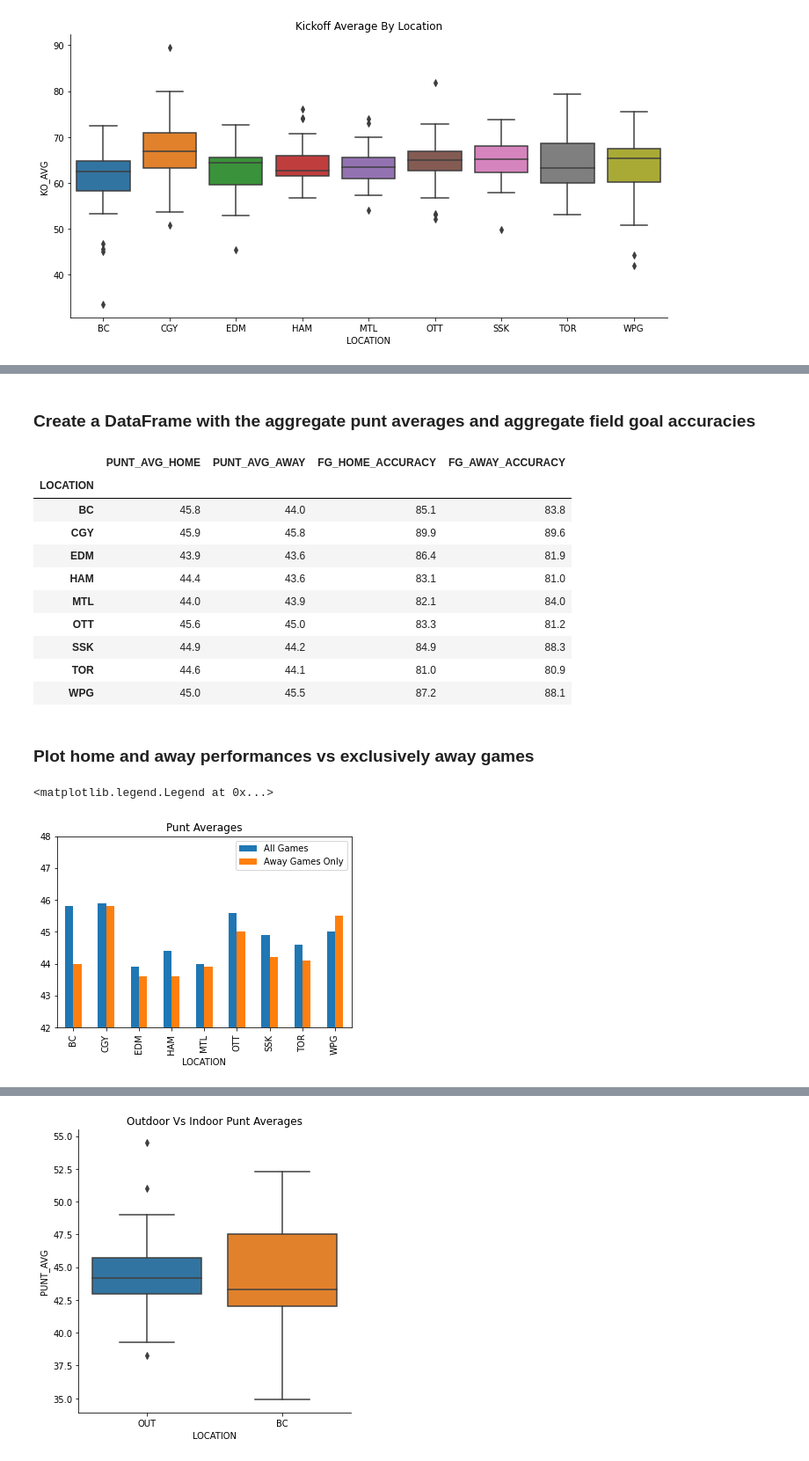
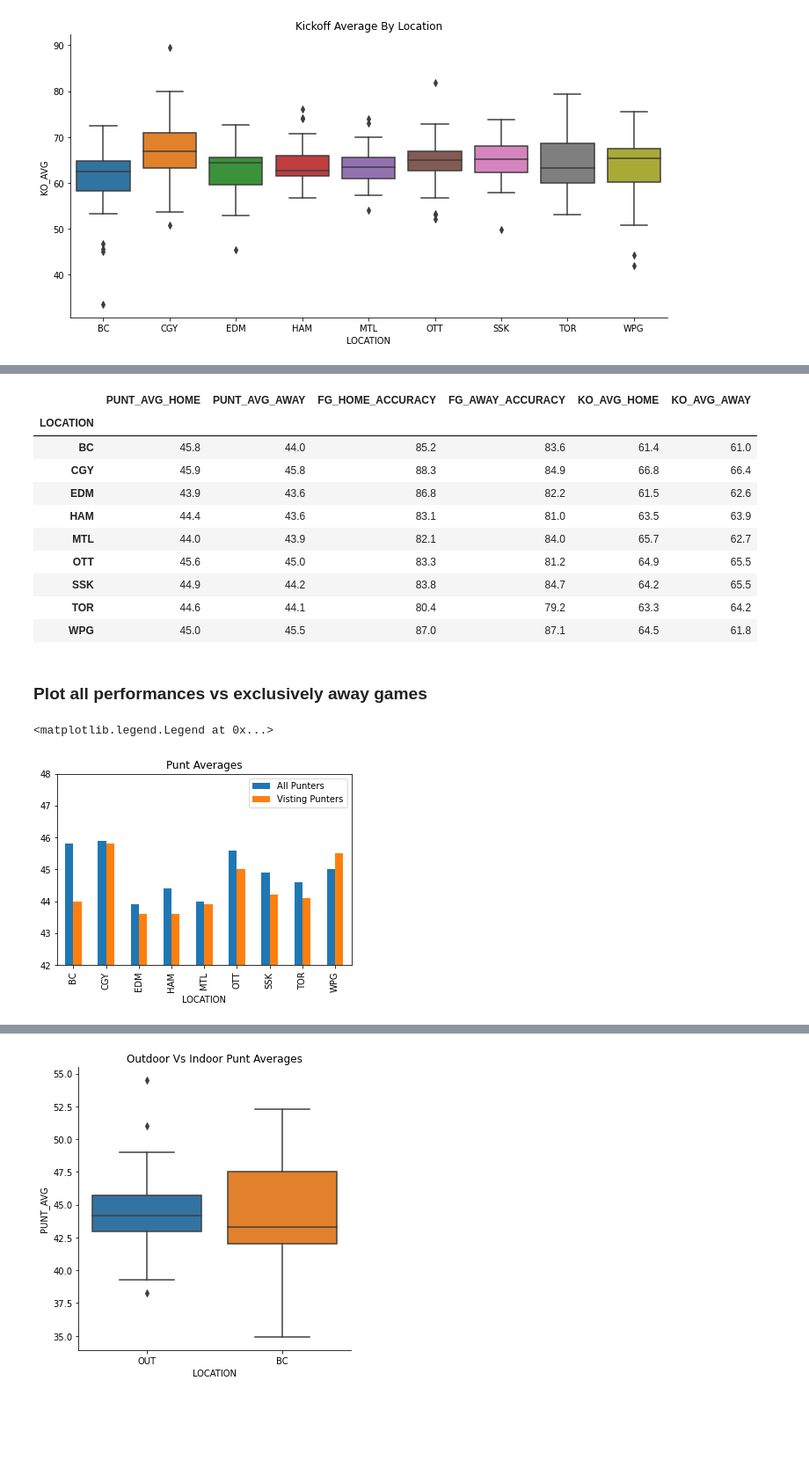
Before and after one commit to huuugh18/Programming-In-Python, a Jupyter notebook: CorseWork/CW2/Final_Project.ipynb, the cells around one changed output, grey strips where cells are left out. Shown at 88% size. Drawn from its saved outputs; the diff is of its cells as text; code cells hidden in the pictures; blank space fills up the shorter version.

```diff
--- a/CorseWork/CW2/Final_Project.ipynb
+++ b/CorseWork/CW2/Final_Project.ipynb
@@ -214,6 +218,9 @@ def clean_df_ko(df):
    #filter out any rows with kickoffs < 1
    # remove Punt columns and other columns not of interest
    df = df[df.NUMBER_OF_KICKOFFS.gt(1)].drop(['URL', 'GAMES_PLAYED', 'NUMBER_OF_PUNTS', 'PUNT_YDS', 'PUNT_AVG', 'PUNT_LONG', 'PUNT_SINGLES', 'KO_LG', 'KO_S'], axis=1)
+
+   #filter out 2021 season as in progress
+   df = df[df.YEAR.lt(2021)]
 
    #sort values
    df = df.sort_values(by=['LOCATION','NAME', 'YEAR'])
@@ -227,15 +234,17 @@ df_away_ko_clean = clean_df_ko(df_away_ko)
 df_home_ko_clean = clean_df_ko(df_home_ko)
 # %%
 def clean_df_fg(df):
-    #remove any unused columns
-    df= df.drop(['URL', 'S', 'GAMES_PLAYED', 'LONG', 'S'], axis=1)
+   #remove any unused columns
+   df= df.drop(['URL', 'S', 'GAMES_PLAYED', 'LONG', 'S'], axis=1)
 
-    #sort values
-    df = df.sort_values(by=['LOCATION','NAME', 'YEAR'])
-    df['LOCATION'] = df['LOCATION'].str.upper()
+   #filter out 2021 season as in progress
+   df = df[df.YEAR.lt(2021)]
+   #sort values
+   df = df.sort_values(by=['LOCATION','NAME', 'YEAR'])
+   df['LOCATION'] = df['LOCATION'].str.upper()
 
-    df['ACCURACY'] = df['ACCURACY'].astype(float, errors = 'raise')
-    return df
+   df['ACCURACY'] = df['ACCURACY'].astype(float, errors = 'raise')
+   return df
 
 df_away_fg_clean = clean_df_fg(df_away_fg)
 df_home_fg_clean = clean_df_fg(df_home_fg)
@@ -343,57 +384,34 @@ If I was to just take the average of the accuracy and punt averages already calc
-# %%
-def get_location_punt_averages(df):
-    total_punts = df['NUMBER_OF_PUNTS'].groupby(df['LOCATION']).sum()
-    total_punt_yards = df['PUNT_YDS'].groupby(df['LOCATION']).sum()
-    averages =  (total_punt_yards / total_punts).round(1)
-    df = pd.DataFrame(averages, columns=['PUNT_AVG'])
-    df['LOCATION'] = df.index
-    return df
-
-def get_location_fg_accuracies(df):
-    total_attempts = df['FG_ATTEMPTS'].groupby(df['LOCATION']).sum()
-    total_made = df['FG_MADE'].groupby(df['LOCATION']).sum()
-    accuracies = (total_made / total_attempts * 100).round(1)
-    df = pd.DataFrame(accuracies, columns=['ACCURACY'])
-    df['LOCATION'] = df.index
-    return df
-
-away_punt_avgs = get_location_punt_averages(df_away_punt_clean)
-home_punt_avgs = get_location_punt_averages(df_home_punt_clean)
-home_fg_accuracies = get_location_fg_accuracies(df_home_fg_clean)
-away_fg_accuracies = get_location_fg_accuracies(df_away_fg_clean)
-# %% [markdown]
-### Create a DataFrame with the aggregate punt averages and aggregate field goal accuracies
 # %%
-dn = [home_punt_avgs, away_punt_avgs, home_fg_accuracies, away_fg_accuracies]
+dn = [home_punt_avgs, away_punt_avgs, home_fg_accuracies, away_fg_accuracies, home_ko_avgs, away_ko_avgs]
 
 dn = pd.concat(dn, axis=1)
 dn = dn.drop(['LOCATION'], axis=1)
-dn.columns = ['PUNT_AVG_HOME', 'PUNT_AVG_AWAY', 'FG_HOME_ACCURACY', 'FG_AWAY_ACCURACY']
+dn.columns = ['PUNT_AVG_HOME', 'PUNT_AVG_AWAY', 'FG_HOME_ACCURACY', 'FG_AWAY_ACCURACY', 'KO_AVG_HOME', 'KO_AVG_AWAY']
 
 dn
 # %% [output]
-|  | PUNT_AVG_HOME | PUNT_AVG_AWAY | FG_HOME_ACCURACY | FG_AWAY_ACCURACY |
-| LOCATION |  |  |  |  |
-| BC | 45.8 | 44.0 | 85.1 | 83.8 |
-| CGY | 45.9 | 45.8 | 89.9 | 89.6 |
-| EDM | 43.9 | 43.6 | 86.4 | 81.9 |
-| HAM | 44.4 | 43.6 | 83.1 | 81.0 |
-| MTL | 44.0 | 43.9 | 82.1 | 84.0 |
-| OTT | 45.6 | 45.0 | 83.3 | 81.2 |
-| SSK | 44.9 | 44.2 | 84.9 | 88.3 |
-| TOR | 44.6 | 44.1 | 81.0 | 80.9 |
-| WPG | 45.0 | 45.5 | 87.2 | 88.1 |
+|  | PUNT_AVG_HOME | PUNT_AVG_AWAY | FG_HOME_ACCURACY | FG_AWAY_ACCURACY | KO_AVG_HOME | KO_AVG_AWAY |
+| LOCATION |  |  |  |  |  |  |
+| BC | 45.8 | 44.0 | 85.2 | 83.6 | 61.4 | 61.0 |
+| CGY | 45.9 | 45.8 | 88.3 | 84.9 | 66.8 | 66.4 |
+| EDM | 43.9 | 43.6 | 86.8 | 82.2 | 61.5 | 62.6 |
+| HAM | 44.4 | 43.6 | 83.1 | 81.0 | 63.5 | 63.9 |
+| MTL | 44.0 | 43.9 | 82.1 | 84.0 | 65.7 | 62.7 |
+| OTT | 45.6 | 45.0 | 83.3 | 81.2 | 64.9 | 65.5 |
+| SSK | 44.9 | 44.2 | 83.8 | 84.7 | 64.2 | 65.5 |
+| TOR | 44.6 | 44.1 | 80.4 | 79.2 | 63.3 | 64.2 |
+| WPG | 45.0 | 45.5 | 87.0 | 87.1 | 64.5 | 61.8 |
 # %% [markdown]
-### Plot home and away performances vs exclusively away games
+### Plot all performances vs exclusively away games
 # %%
 dn_loc = dn.copy()
 dn_loc['LOCATION'] = dn.index
 
 ax1 = dn_loc.plot.bar(x='LOCATION', y=['PUNT_AVG_HOME', 'PUNT_AVG_AWAY'], title='Punt Averages')
 ax1.set_ylim(42, 48)
-ax1.legend(labels=['All Games', 'Away Games Only'])
+ax1.legend(labels=['All Punters', 'Visting Punters'])
 # %% [output]
 <matplotlib.legend.Legend at 0x...>
-[figure, old version]
+[figure, new version]
 # %%
 ax2 = dn_loc.plot.bar(x='LOCATION', y=['FG_HOME_ACCURACY', 'FG_AWAY_ACCURACY'], title='Field Goal Accuracy')
```
Also changed, not shown: parts of 47 cells of this notebook, 1 other file.
